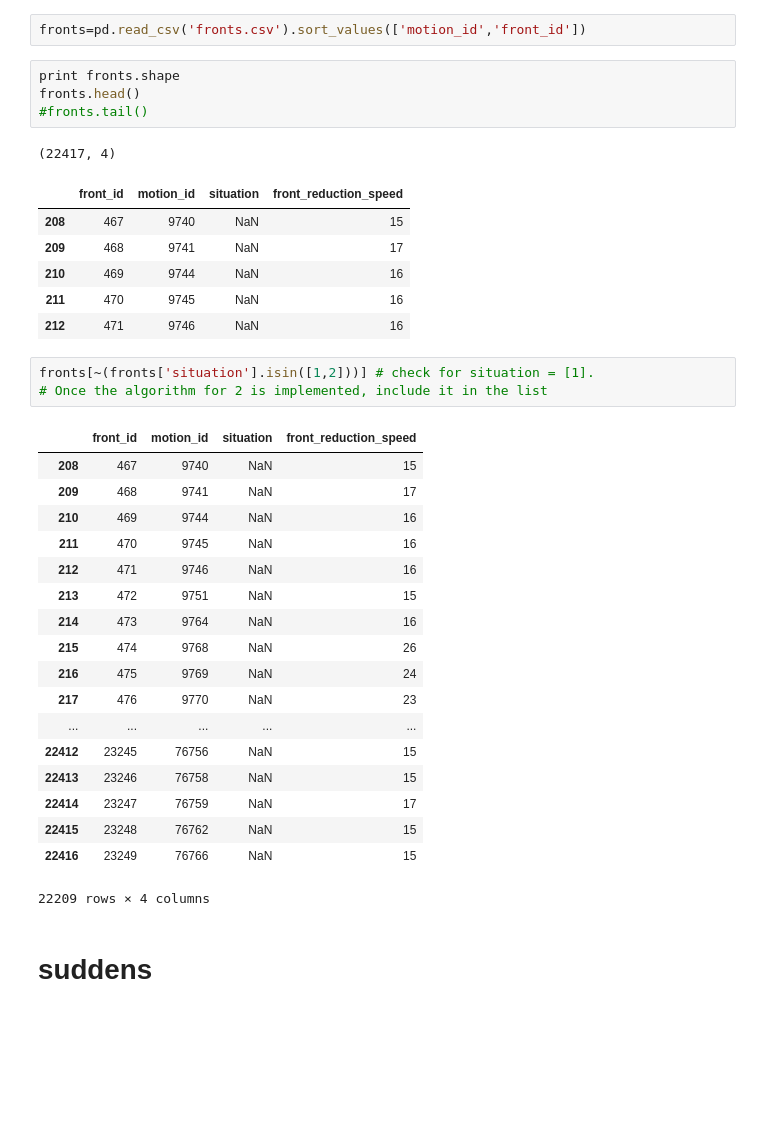
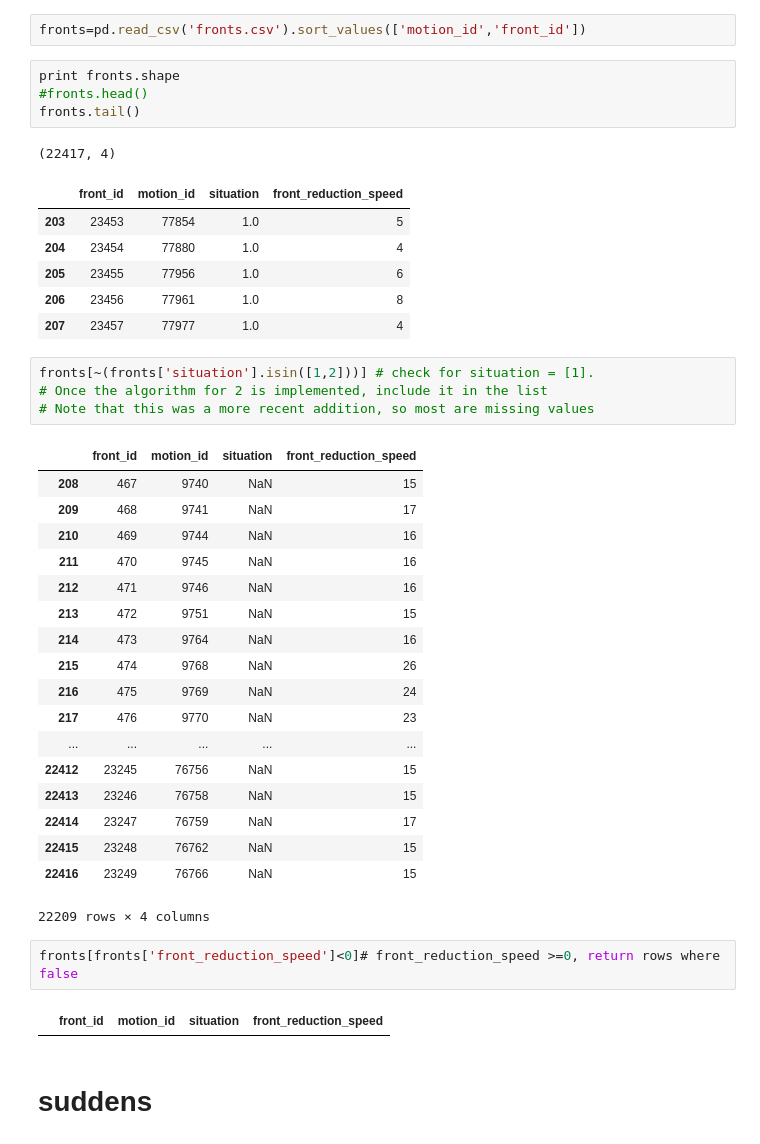
Before and after one commit to aching87/CarVi, a Jupyter notebook: Data_Integrity_Check.ipynb, the cells around one changed output. Drawn from its saved outputs; the diff is of its cells as text; blank space fills up the shorter version.

Commit message:
checks_all_tables

```diff
--- a/Data_Integrity_Check.ipynb
+++ b/Data_Integrity_Check.ipynb
@@ -303,19 +411,20 @@ departures[~(departures['direction'].isin([1,2]))] # check for direction = [1,2]
 fronts=pd.read_csv('fronts.csv').sort_values(['motion_id','front_id'])
 # %%
 print fronts.shape
-fronts.head()
-#fronts.tail()
+#fronts.head()
+fronts.tail()
 # %% [output]
 (22417, 4)
 |  | front_id | motion_id | situation | front_reduction_speed |
-| 208 | 467 | 9740 | NaN | 15 |
-| 209 | 468 | 9741 | NaN | 17 |
-| 210 | 469 | 9744 | NaN | 16 |
-| 211 | 470 | 9745 | NaN | 16 |
-| 212 | 471 | 9746 | NaN | 16 |
+| 203 | 23453 | 77854 | 1.0 | 5 |
+| 204 | 23454 | 77880 | 1.0 | 4 |
+| 205 | 23455 | 77956 | 1.0 | 6 |
+| 206 | 23456 | 77961 | 1.0 | 8 |
+| 207 | 23457 | 77977 | 1.0 | 4 |
 # %%
 fronts[~(fronts['situation'].isin([1,2]))] # check for situation = [1].
 # Once the algorithm for 2 is implemented, include it in the list
+# Note that this was a more recent addition, so most are missing values
 # %% [output]
 |  | front_id | motion_id | situation | front_reduction_speed |
 | 208 | 467 | 9740 | NaN | 15 |
@@ -335,6 +444,10 @@ fronts[~(fronts['situation'].isin([1,2]))] # check for situation = [1].
 | 22415 | 23248 | 76762 | NaN | 15 |
 | 22416 | 23249 | 76766 | NaN | 15 |
 22209 rows × 4 columns
+# %%
+fronts[fronts['front_reduction_speed']<0]# front_reduction_speed >=0, return rows where false
+# %% [output]
+|  | front_id | motion_id | situation | front_reduction_speed |
 # %% [markdown]
 # suddens
 # %%
```
Also changed, not shown: parts of 49 cells of this notebook.
